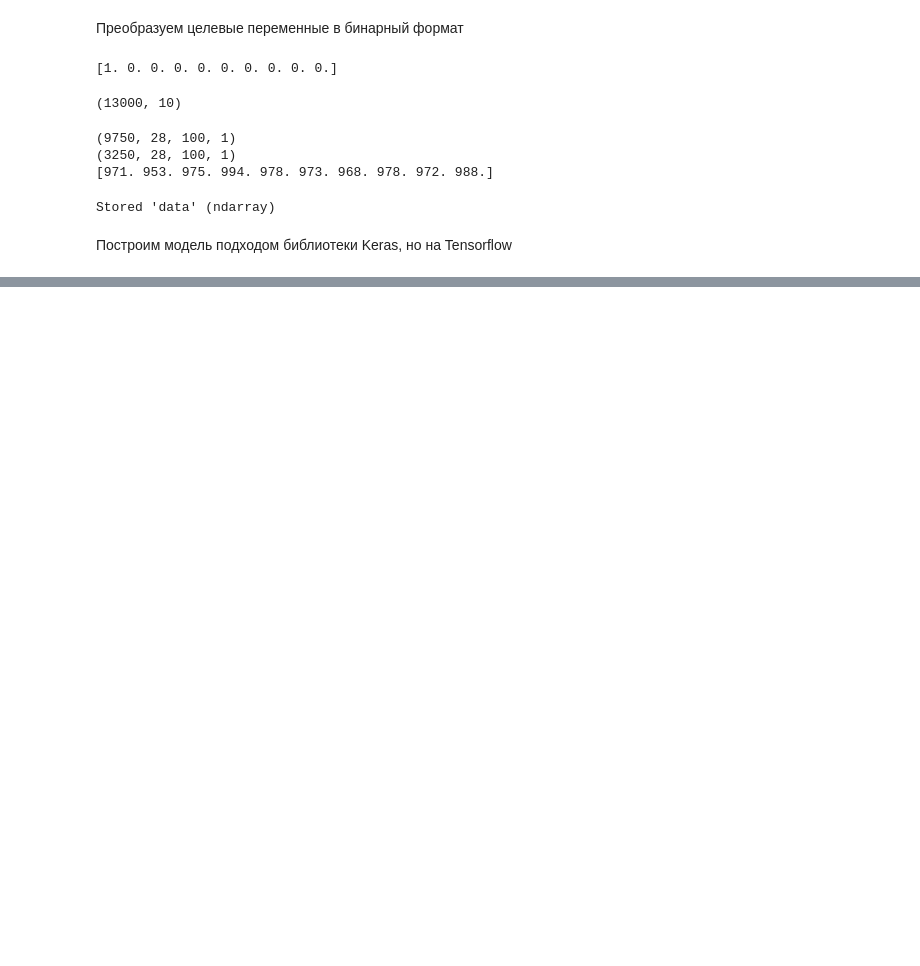
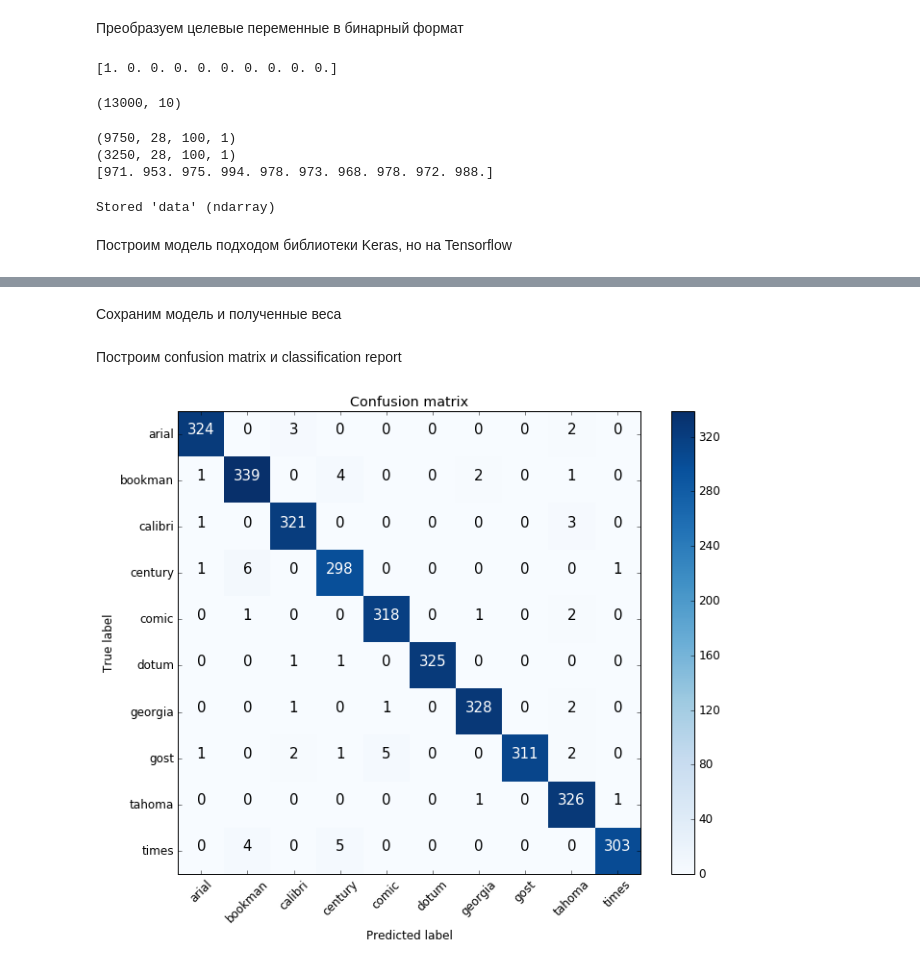
Before and after one commit to Korolyow/NN-for-fonts-classification, a Jupyter notebook: cv_fonts.ipynb, the cells around one changed output, grey strips where cells are left out. Saved outputs shown, nothing was run; the diff lists cells and outputs as text; code cells hidden in the pictures; blank space fills up the shorter version.

```diff
--- a/cv_fonts.ipynb
+++ b/cv_fonts.ipynb
@@ -9,6 +9,7 @@
 ##### Выполнил: Евгений Сорока
 # %%
 import tensorflow as tf
+
 import numpy as np
 from scipy.misc import imresize
 
@@ -20,10 +21,10 @@ import os
 from sklearn.model_selection import train_test_split
 from sklearn.metrics import accuracy_score
 
-#from tqdm import tqdm
+from tqdm import tqdm
 
 plt.style.use('ggplot')
-rcParams['figure.figsize'] = 10, 8
+#rcParams['figure.figsize'] = 10, 8
 seed = 256
 
 %matplotlib inline
@@ -145,8 +144,8 @@ model.add(tf.keras.layers.MaxPooling2D(pool_size=(2, 2)))
 model.add(tf.keras.layers.Dropout(0.4))
 model.add(tf.keras.layers.Flatten())
 model.add(tf.keras.layers.Dense(2048, activation='relu'))
-model.add(tf.keras.layers.Dense(128, activation='relu'))
-model.add(tf.keras.layers.Dropout(0.5))
+model.add(tf.keras.layers.Dense(512, activation='relu'))
+model.add(tf.keras.layers.Dropout(0.4))
 model.add(tf.keras.layers.Dense(10, activation='softmax'))
 
 model.summary()
@@ -173,8 +154,9 @@ model.compile(loss=tf.keras.losses.categorical_crossentropy,
               optimizer=tf.keras.optimizers.Adadelta(),
               metrics=['accuracy'])
 # %%
-n_epochs = 12
-batch_size = 256
+# Изменил размер пакета с 256 на 128, чтобы более точно найти глобальный минимум градиента.
+n_epochs = 10
+batch_size = 128
 
 model.fit(X_train, y_train,
           batch_size=batch_size,
@@ -384,0 +169,2 @@ with tf.Session() as sess:
+# %% [markdown]
+Сохраним модель и полученные веса
@@ -384,0 +176,40 @@ with tf.Session() as sess:
+# %%
+from sklearn.metrics import confusion_matrix, classification_report
+
+y_pred = model.predict(X_test)
+y_pred = np.argmax(y_pred, 1)
+y_test = np.argmax(y_test, 1)
+# %% [markdown]
+Построим confusion matrix и classification report
+# %%
+import itertools
+
+cmatrix = confusion_matrix(y_test, y_pred)
+classes = ['arial', 'bookman', 'calibri', 'century', 'comic', 'dotum', 'georgia', 'gost', 'tahoma', 'times']
+
+def plot_confusion_matrix(cmatrix, classes, cmap=plt.cm.Blues):
+
+    #print(cmatrix)
+    plt.style.use('classic')
+    plt.imshow(cmatrix, interpolation='nearest', cmap=cmap)
+    plt.title('Confusion matrix')
+    plt.colorbar()
+    tick_marks = np.arange(len(classes))
+    plt.xticks(tick_marks, classes, rotation=45)
+    plt.yticks(tick_marks, classes)
+
+    thresh = cmatrix.max() / 2.
+    for i, j in itertools.product(range(cmatrix.shape[0]), range(cmatrix.shape[1])):
+        plt.text(j, i, format(cmatrix[i, j], 'd'),
+                 horizontalalignment="center",
+                 color="white" if cmatrix[i, j] > thresh else "black", fontsize=15)
+
+    plt.tight_layout()
+    plt.ylabel('True label')
+    plt.xlabel('Predicted label')
+
+
+plt.figure(figsize=(10,8))
+plot_confusion_matrix(cmatrix, classes)
+# %% [output]
+[figure, added]
```
Also changed, not shown: parts of 15 cells of this notebook, 2 other files.
